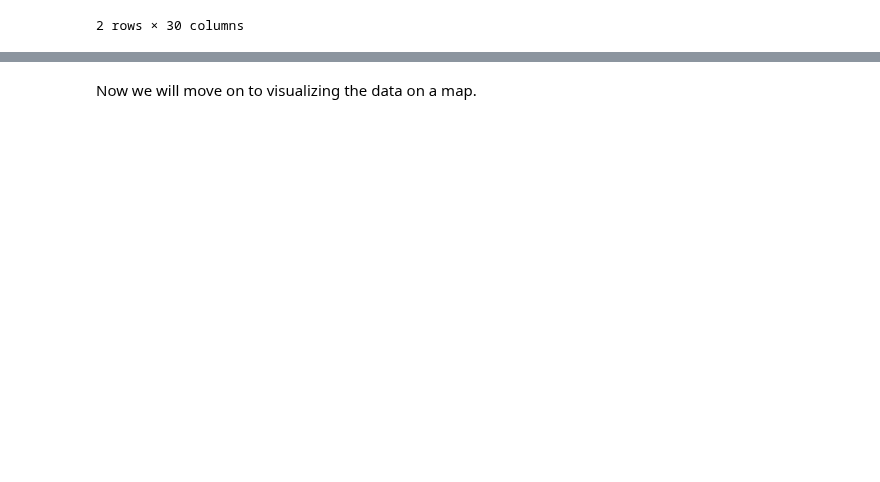
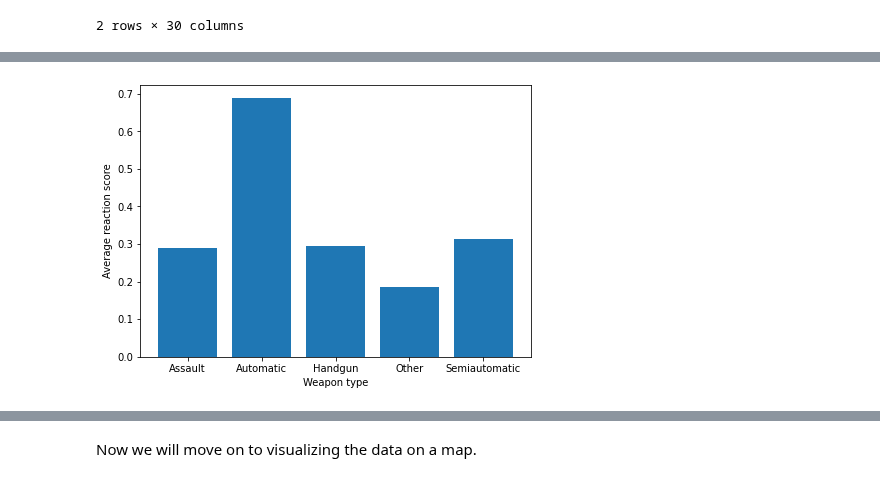
Before and after one commit to epfl-ada/ada-2021-project-clezemath, a Jupyter notebook: milestone3.ipynb, the cells around one changed output, grey strips where cells are left out. Saved outputs shown, nothing was run; the diff lists cells and outputs as text; code cells hidden in the pictures; blank space fills up the shorter version.

```diff
--- a/milestone3.ipynb
+++ b/milestone3.ipynb
@@ -536,0 +522,35 @@ plt.show()
+# %%
+data2.weapon_type.replace('23 firearms, mostly rifles; including scopes, and two modified for "fully automatic" firing; two were mounted on tripods', 'Automatic', inplace=True)
+data2.weapon_type.replace('Semiautomatic rifle, semiautomatic handgun', 'Semiautomatic', inplace=True)
+data2.weapon_type.replace('semiautomatic rifle', 'Semiautomatic', inplace=True)
+data2.weapon_type.replace(["Two assault rifles and two semi-automatic pistols were used in the attack. Police found a remote controlled explosive device at the scene of the crime. At the home were 12 pipe bombs, 2,500 rounds for the AR-15 variants, 2,000 rounds for the pistols, and several hundred for a .22 calibre rifle. In the suspects' car were an additional 1,400 rounds for the rifles and 200 for the handguns.",'2 assault rifles; semiautomatic handgun\n'], 'Assault', inplace=True)
+data2.weapon_type.replace("semiautomatic handgun", 'Semiautomatic', inplace=True)
+data2.weapon_type.replace("semiautomatic handgun", 'Semiautomatic', inplace=True)
+data2.weapon_type.replace("semiautomatic rifle; semiautomatic handguns", 'Semiautomatic', inplace=True)
+data2.weapon_type.replace(["Semiautomatic handgun', 'semiautomatic handgun\n",
+                           'semiautomatic rifle and semiautomatic handgun',
+                          'Semiautomatic rifle, semiautomatic handguns',
+                          'Semiautomatic handgun','semiautomatic handgun\n',
+                          'semiautomatic rifles','Two semiautomatic rifles; one semiautomatic handgun',
+                          'semiautomatic rifle; shotgun'], 'Semiautomatic', inplace=True)
+data2.weapon_type.replace(['2 handguns','handgun','Two handguns and a rifle','handgun, shotgun',
+                           'two handguns','Two handguns\n'], 'Handgun', inplace=True)
+data2.weapon_type.replace(['shotgun; .38 revolver',
+                           'Five pistols, one rifle, five magazines of ammunition', 'Rifle',
+                           'shotgun', '-', 'Long gun', 'shotguns'], 'Other', inplace=True)
+
+
+# Group all rows by weapon type, and average the values of columns doing so
+data_by = data2.groupby(['weapon_type']).mean()
+data_by = data_by.reset_index()
+
+# Plot the reaction score average for each location type
+fig = plt.subplots(figsize=(7,5))
+
+# Plot the average reaction score for each weapon type
+plt.bar(data_by.weapon_type, data_by.reaction_score)
+plt.xlabel('Weapon type')
+plt.ylabel('Average reaction score')
+plt.show()
+# %% [output]
+[figure, added]
```
Also changed, not shown: parts of 16 cells of this notebook, 1 other file.
